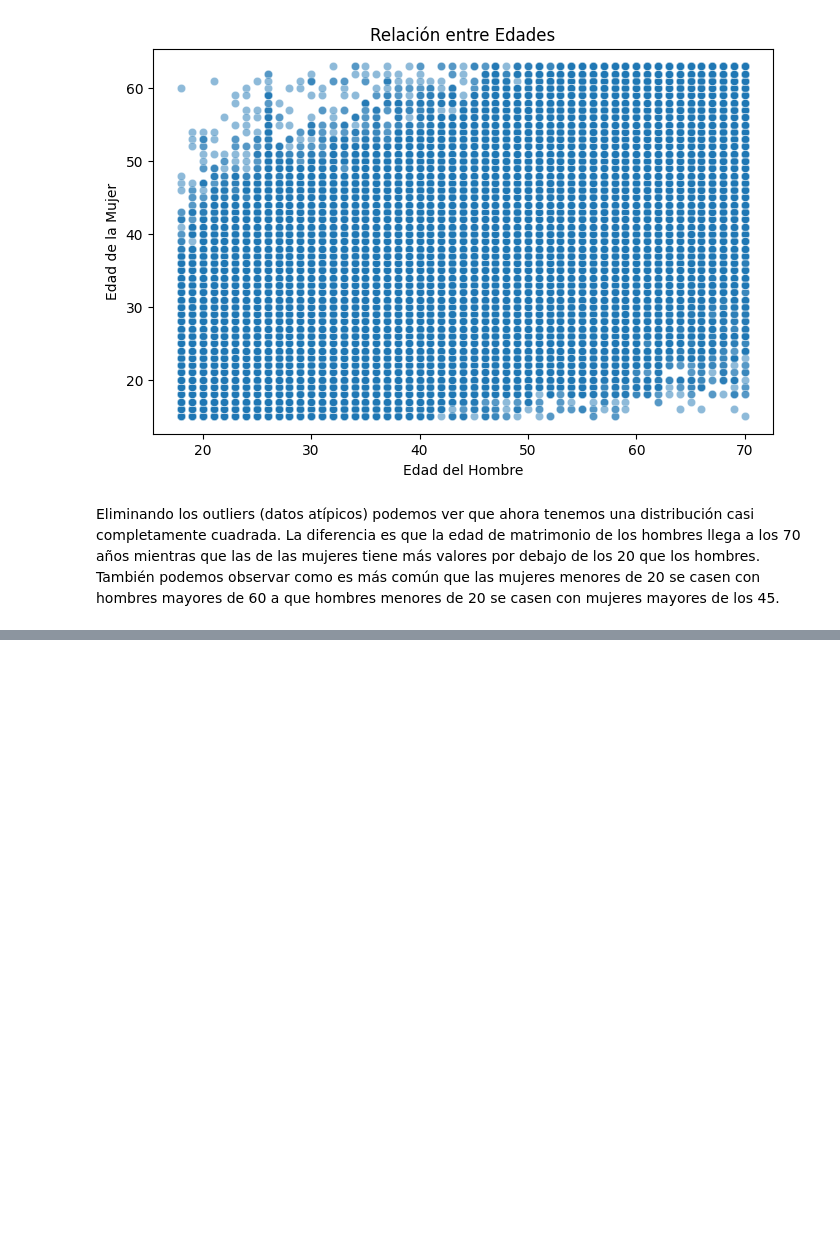
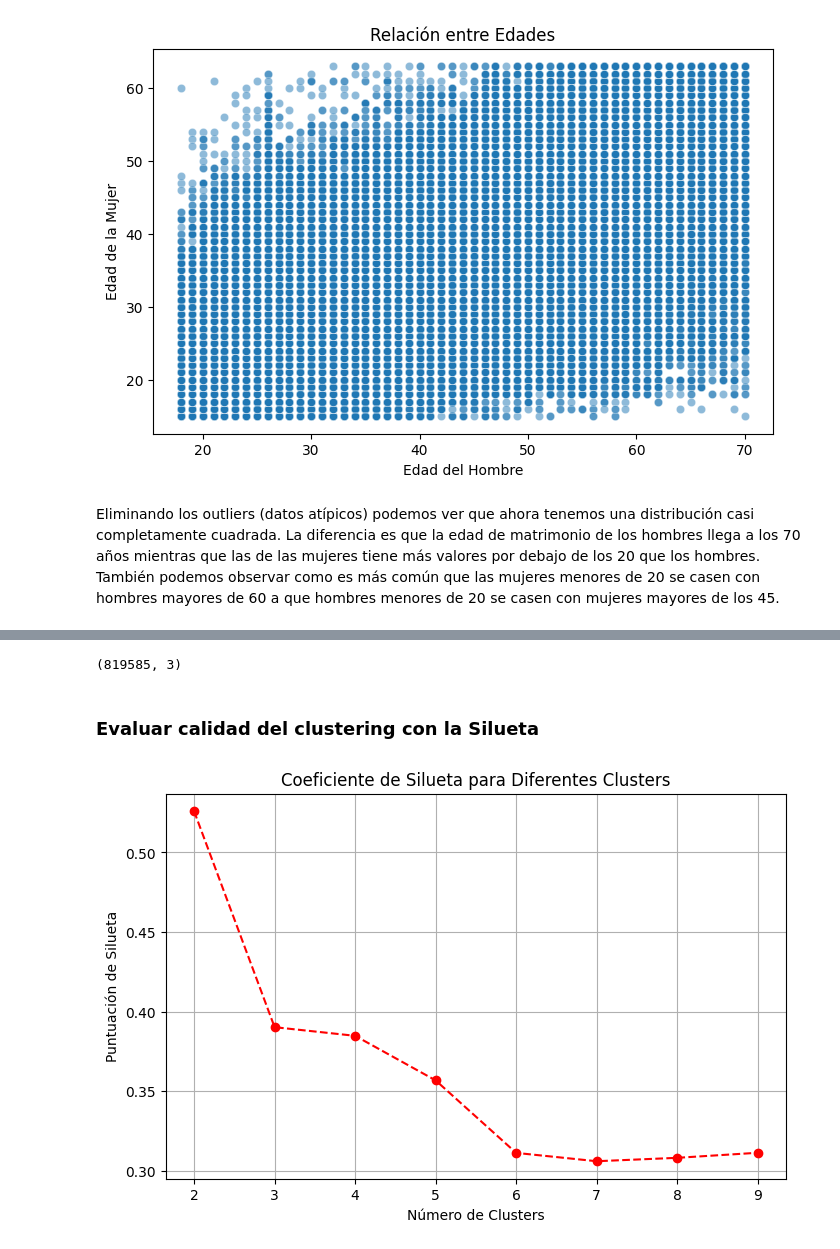
Before and after one commit to angelargd8/Proyecto3-MDD, a Jupyter notebook: matri_EDA.ipynb, the cells around one changed output, grey strips where cells are left out. Drawn from its saved outputs; the diff is of its cells as text; code cells hidden in the pictures; blank space fills up the shorter version.

```diff
--- a/matri_EDA.ipynb
+++ b/matri_EDA.ipynb
@@ -411,0 +458,32 @@ Eliminando los outliers (datos atípicos) podemos ver que ahora tenemos una dist
+# %%
+print(df_scaled.shape)
+# %% [output]
+(819585, 3)
+# %% [markdown]
+### Evaluar calidad del clustering con la Silueta
+# %%
+
+df_sample = df_scaled[np.random.choice(df_scaled.shape[0], 50000, replace=False)]
+
+
+silhouette_scores = []
+for k in K_range:
+    kmeans = KMeans(n_clusters=k, random_state=42, n_init=10)
+    cluster_labels = kmeans.fit_predict(df_sample)
+    silhouette_scores.append(silhouette_score(df_sample, cluster_labels))
+
+# Graficar la puntuación de silueta
+plt.figure(figsize=(8, 5))
+plt.plot(K_range, silhouette_scores, marker='o', linestyle='--', color='red')
+plt.xlabel('Número de Clusters')
+plt.ylabel('Puntuación de Silueta')
+plt.title('Coeficiente de Silueta para Diferentes Clusters')
+plt.grid(True)
+plt.show()
+
+# Aplicar K-Means con el mejor número de clusters
+best_k = K_range[np.argmax(silhouette_scores)]  # Elegimos el k con mejor silueta
+kmeans = KMeans(n_clusters=best_k, random_state=42, n_init=10)
+df_clustering['Cluster'] = kmeans.fit_predict(df_scaled)
+# %% [output]
+[figure, added]
```
Also changed, not shown: parts of 12 cells of this notebook, 1 other file.
